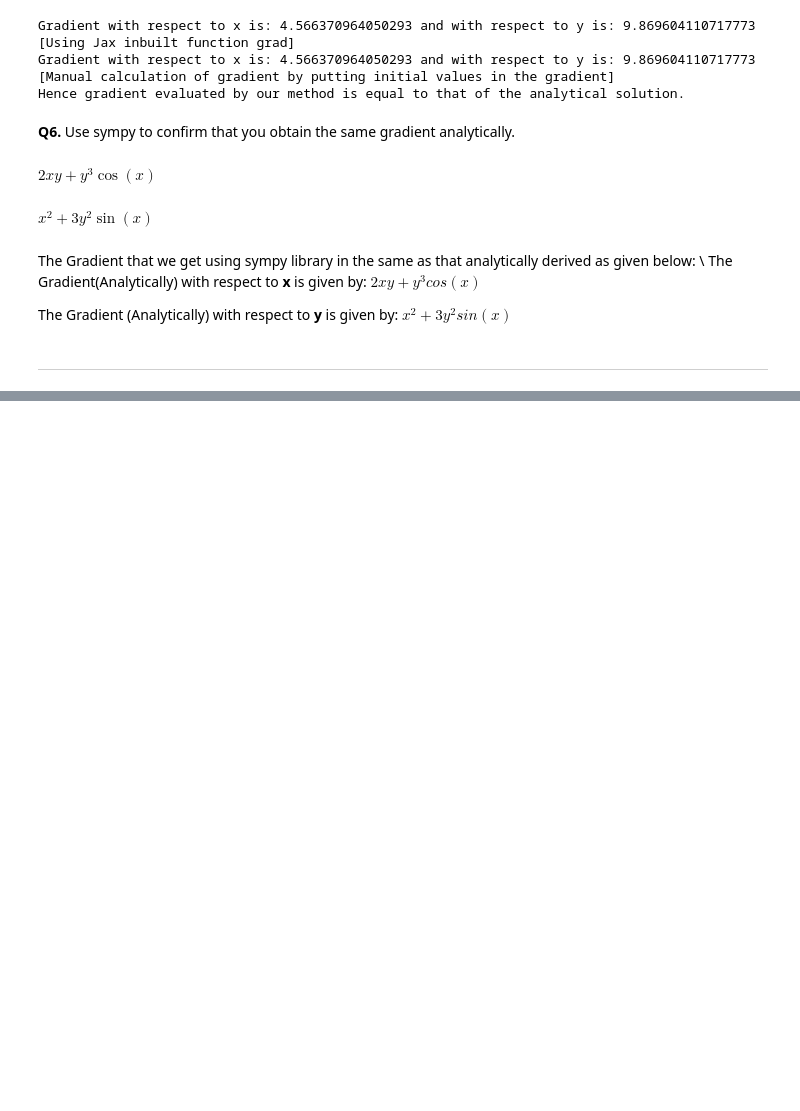
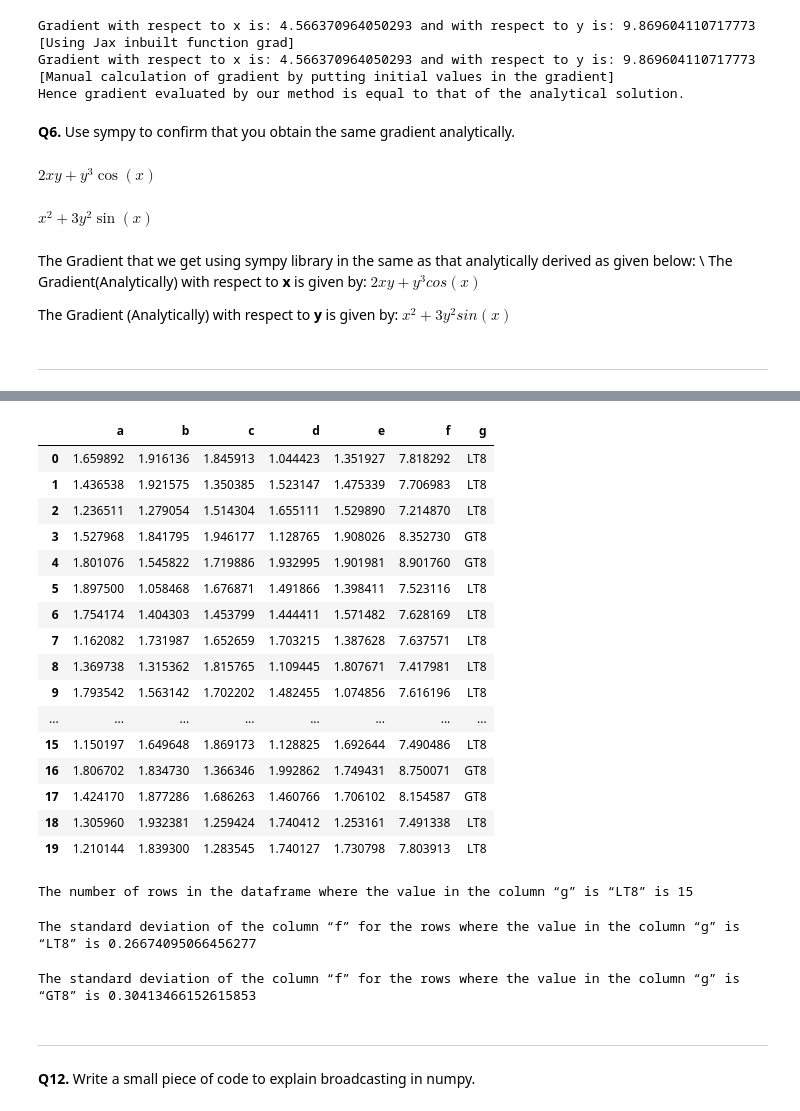
Before and after one commit to haikookhandor/ES654-Prerequisite, a Jupyter notebook: main.ipynb, the cells around one changed output, grey strips where cells are left out. Cells and saved outputs as stored; diff of their text form; code cells hidden in the pictures; blank space fills up the shorter version.

```diff
--- a/main.ipynb
+++ b/main.ipynb
@@ -64,0 +104,4 @@ The Gradient (Analytically) with respect to **y** is given by: $x^2 + 3y^2sin(x)
+# %%
+matrix = np.random.rand(20,5) # random.rand generates the matrix with specified size and with values ranging between 0 and 1 uniformly
+matrix = matrix + 1 # adding one shifts the values to range between 1 and 2, in a sense the mean of the normal shifts to the right by 1
+matrix
@@ -64,0 +129,5 @@ The Gradient (Analytically) with respect to **y** is given by: $x^2 + 3y^2sin(x)
+# %%
+df = pd.DataFrame(matrix) # converting matrix to dataframe
+mapping = {0:"a",1:"b",2:"c",3:"d",4:"e"}
+df.rename(columns = mapping, inplace=True) # renaming the columns
+df
@@ -64,0 +168,3 @@ The Gradient (Analytically) with respect to **y** is given by: $x^2 + 3y^2sin(x)
+# %%
+df['f'] = df['a'] + df['b'] + df['c'] + df['d'] + df['e'] # creating the new column f
+df
@@ -64,0 +189,44 @@ The Gradient (Analytically) with respect to **y** is given by: $x^2 + 3y^2sin(x)
+# %%
+df['g'] = np.where(df['f']<8,"LT8","GT8") # column g
+df
+# %% [output]
+|  | a | b | c | d | e | f | g |
+| 0 | 1.659892 | 1.916136 | 1.845913 | 1.044423 | 1.351927 | 7.818292 | LT8 |
+| 1 | 1.436538 | 1.921575 | 1.350385 | 1.523147 | 1.475339 | 7.706983 | LT8 |
+| 2 | 1.236511 | 1.279054 | 1.514304 | 1.655111 | 1.529890 | 7.214870 | LT8 |
+| 3 | 1.527968 | 1.841795 | 1.946177 | 1.128765 | 1.908026 | 8.352730 | GT8 |
+| 4 | 1.801076 | 1.545822 | 1.719886 | 1.932995 | 1.901981 | 8.901760 | GT8 |
+| 5 | 1.897500 | 1.058468 | 1.676871 | 1.491866 | 1.398411 | 7.523116 | LT8 |
+| 6 | 1.754174 | 1.404303 | 1.453799 | 1.444411 | 1.571482 | 7.628169 | LT8 |
+| 7 | 1.162082 | 1.731987 | 1.652659 | 1.703215 | 1.387628 | 7.637571 | LT8 |
+| 8 | 1.369738 | 1.315362 | 1.815765 | 1.109445 | 1.807671 | 7.417981 | LT8 |
+| 9 | 1.793542 | 1.563142 | 1.702202 | 1.482455 | 1.074856 | 7.616196 | LT8 |
+| ... | ... | ... | ... | ... | ... | ... | ... |
+| 15 | 1.150197 | 1.649648 | 1.869173 | 1.128825 | 1.692644 | 7.490486 | LT8 |
+| 16 | 1.806702 | 1.834730 | 1.366346 | 1.992862 | 1.749431 | 8.750071 | GT8 |
+| 17 | 1.424170 | 1.877286 | 1.686263 | 1.460766 | 1.706102 | 8.154587 | GT8 |
+| 18 | 1.305960 | 1.932381 | 1.259424 | 1.740412 | 1.253161 | 7.491338 | LT8 |
+| 19 | 1.210144 | 1.839300 | 1.283545 | 1.740127 | 1.730798 | 7.803913 | LT8 |
+# %%
+count = 0
+for i in range(20):
+  if df['g'][i]=="LT8":
+    count+=1
+print(f"The number of rows in the dataframe where the value in the column “g” is “LT8” is {count}")
+# %% [output]
+The number of rows in the dataframe where the value in the column “g” is “LT8” is 15
+# %%
+# separating the dataframe based on LT8 and GT8
+df1 = df[df['g'] == "LT8"]
+print(f"The standard deviation of the column “f” for the rows where the value in the column “g” is “LT8” is {df1['f'].std(axis=0)}")
+# %% [output]
+The standard deviation of the column “f” for the rows where the value in the column “g” is “LT8” is 0.26674095066456277
+# %%
+df2 = df[df['g'] == "GT8"]
+print(f"The standard deviation of the column “f” for the rows where the value in the column “g” is “GT8” is {df2['f'].std(axis=0)}")
+# %% [output]
+The standard deviation of the column “f” for the rows where the value in the column “g” is “GT8” is 0.30413466152615853
+# %% [markdown]
+---
+# %% [markdown]
+**Q12.** Write a small piece of code to explain broadcasting in numpy.
```
Also changed, not shown: parts of 18 cells of this notebook.
